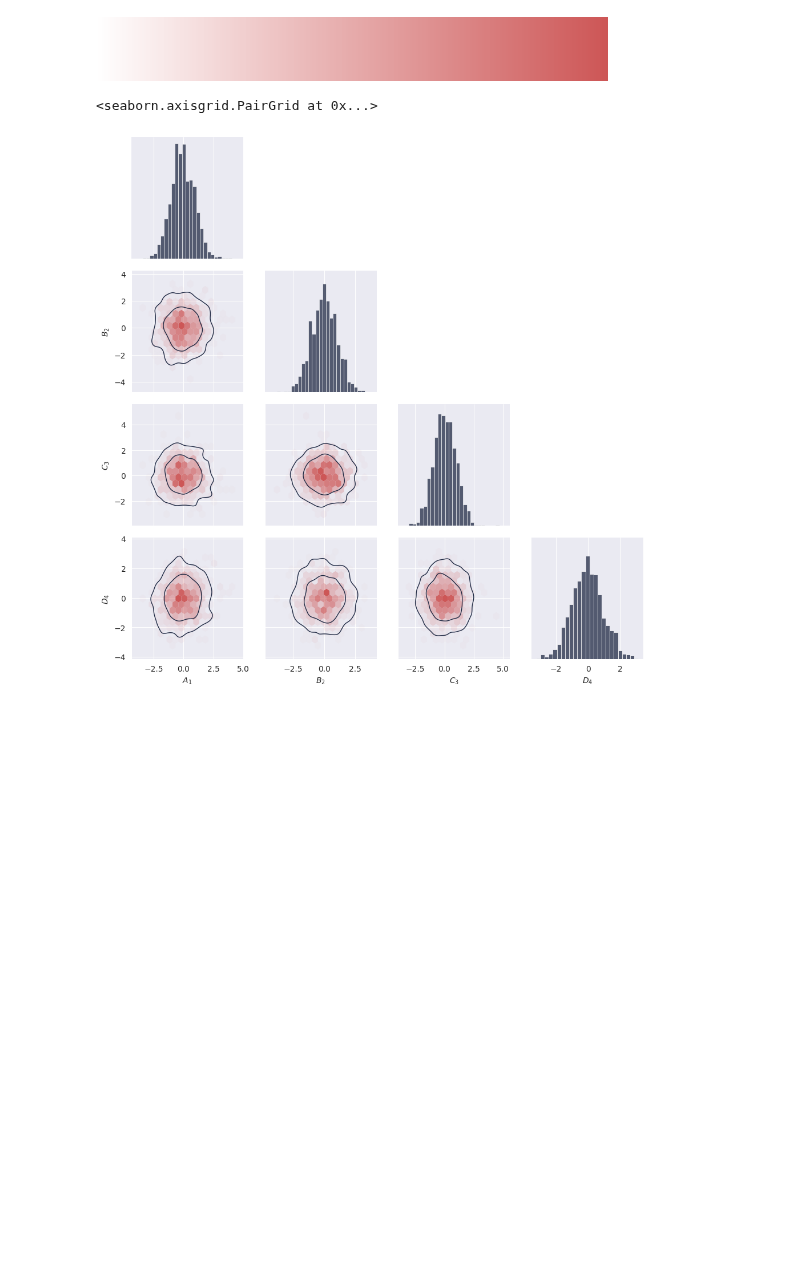
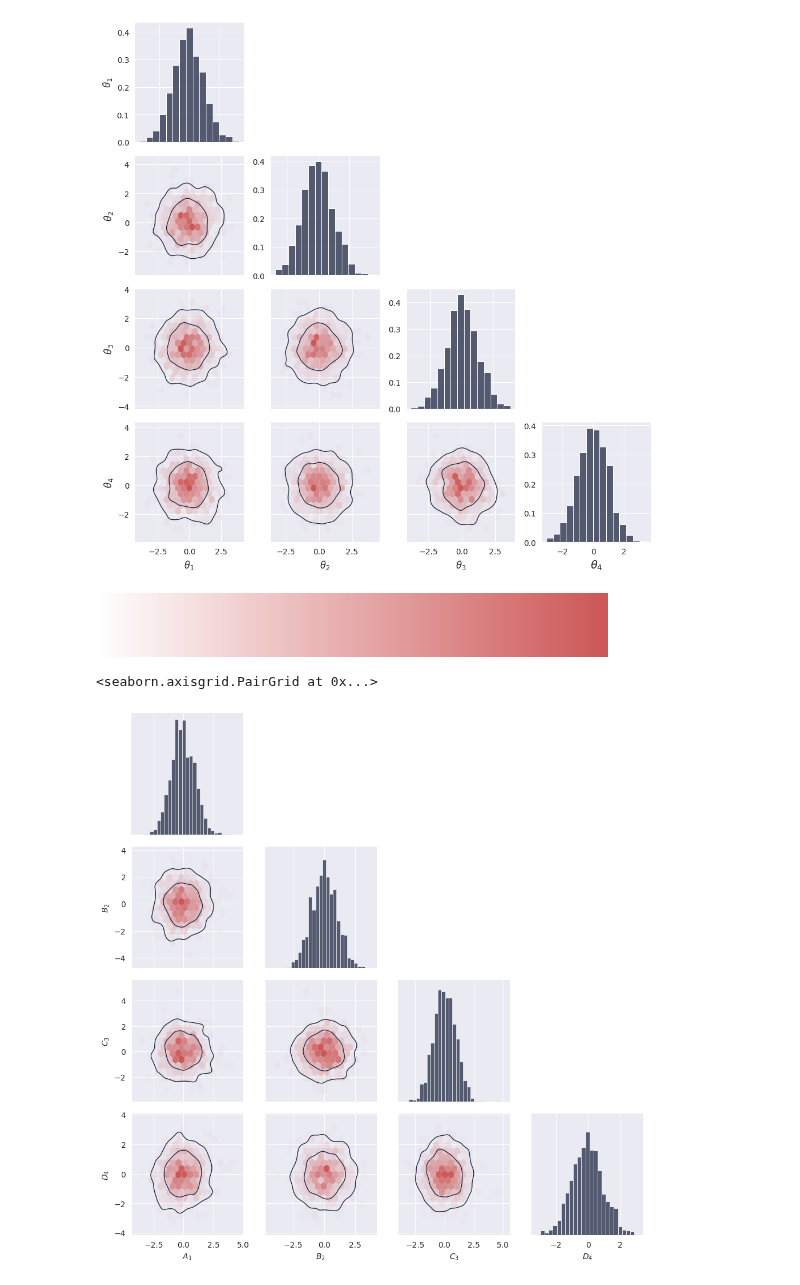
Before and after one commit to aurelio-amerio/GenSBI, a Jupyter notebook: test_plotting.ipynb, the cells around one changed output. Drawn from its saved outputs; the diff is of its cells as text; code cells hidden in the pictures; blank space fills up the shorter version.

Commit message:
improved code to plot marginals

```diff
--- a/test_plotting.ipynb
+++ b/test_plotting.ipynb
@@ -11,3 +36,8 @@ data = np.random.normal(size=(1_000,4))
+# %%
+plot_marginals(data)
+plt.show()
+# %% [output]
+[figure, added]
 # %%
 from matplotlib.colors import ListedColormap, LinearSegmentedColormap
 sns.set_style("darkgrid")
```
Also changed, not shown: parts of 5 cells of this notebook, 1 other file.
